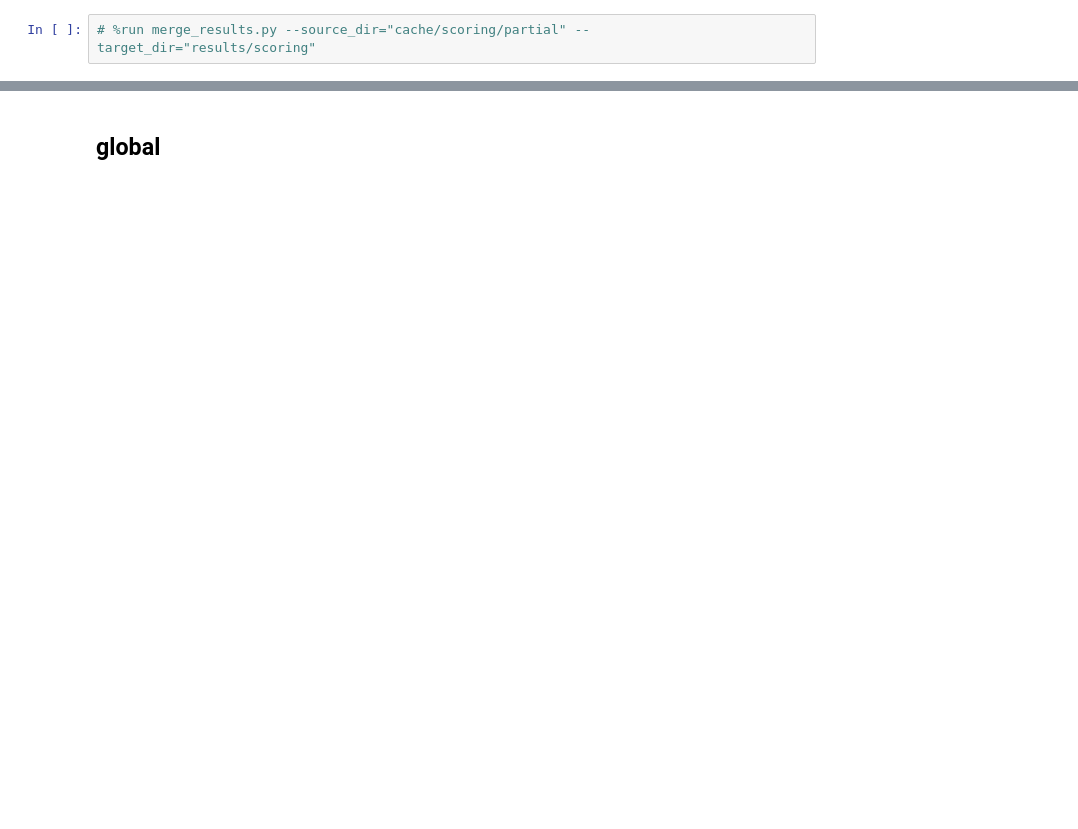
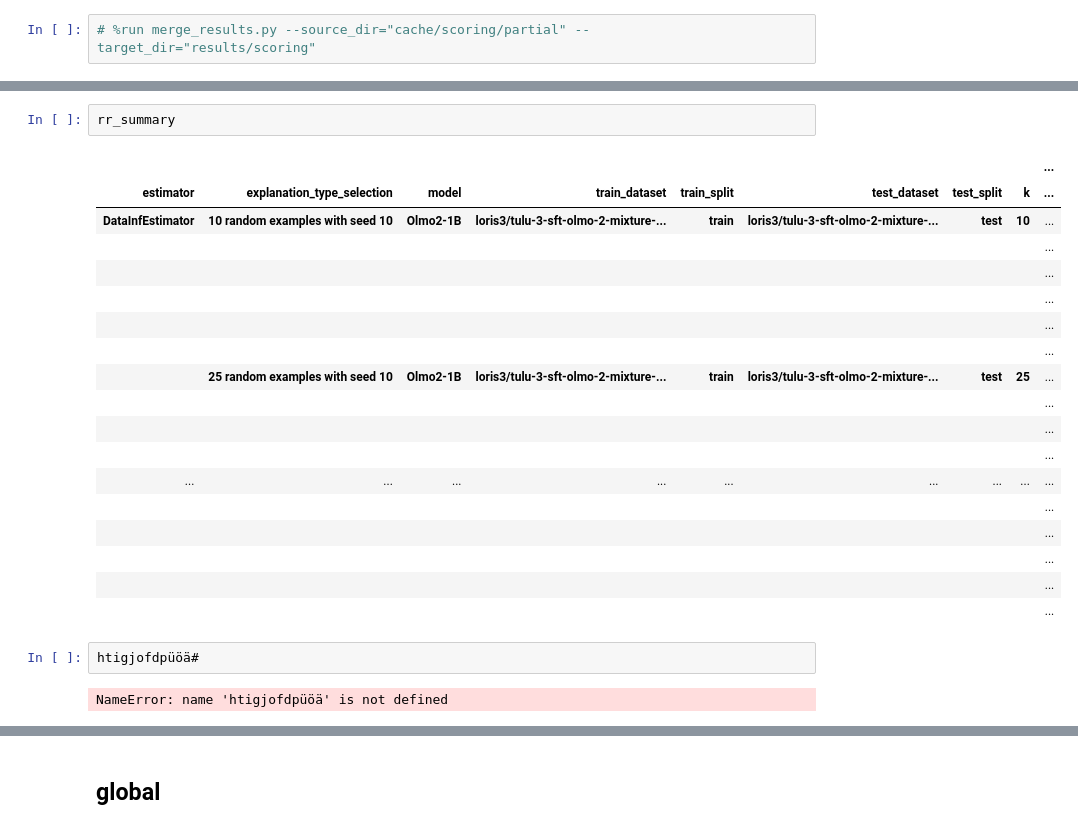
Before and after one commit to loris3/ceelm, a Jupyter notebook: validation.ipynb, the cells around one changed output, grey strips where cells are left out. Drawn from its saved outputs; the diff is of its cells as text; blank space fills up the shorter version.

```diff
--- a/validation.ipynb
+++ b/validation.ipynb
@@ -219 +654,26 @@ len(df_validation)
+# %%
+rr_summary
+# %% [output]
+|  |  |  |  |  |  |  |  | ... |
+| estimator | explanation_type_selection | model | train_dataset | train_split | test_dataset | test_split | k | ... |
+| DataInfEstimator | 10 random examples with seed 10 | Olmo2-1B | loris3/tulu-3-sft-olmo-2-mixture-... | train | loris3/tulu-3-sft-olmo-2-mixture-... | test | 10 | ... |
+|  |  |  |  |  |  |  |  | ... |
+|  |  |  |  |  |  |  |  | ... |
+|  |  |  |  |  |  |  |  | ... |
+|  |  |  |  |  |  |  |  | ... |
+|  |  |  |  |  |  |  |  | ... |
+|  | 25 random examples with seed 10 | Olmo2-1B | loris3/tulu-3-sft-olmo-2-mixture-... | train | loris3/tulu-3-sft-olmo-2-mixture-... | test | 25 | ... |
+|  |  |  |  |  |  |  |  | ... |
+|  |  |  |  |  |  |  |  | ... |
+|  |  |  |  |  |  |  |  | ... |
+| ... | ... | ... | ... | ... | ... | ... | ... | ... |
+|  |  |  |  |  |  |  |  | ... |
+|  |  |  |  |  |  |  |  | ... |
+|  |  |  |  |  |  |  |  | ... |
+|  |  |  |  |  |  |  |  | ... |
+|  |  |  |  |  |  |  |  | ... |
+# %%
+htigjofdpüöä#
+# %% [output]
+NameError: name 'htigjofdpüöä' is not defined
 # %%
```
Also changed, not shown: parts of 32 cells of this notebook, 34 other files.
